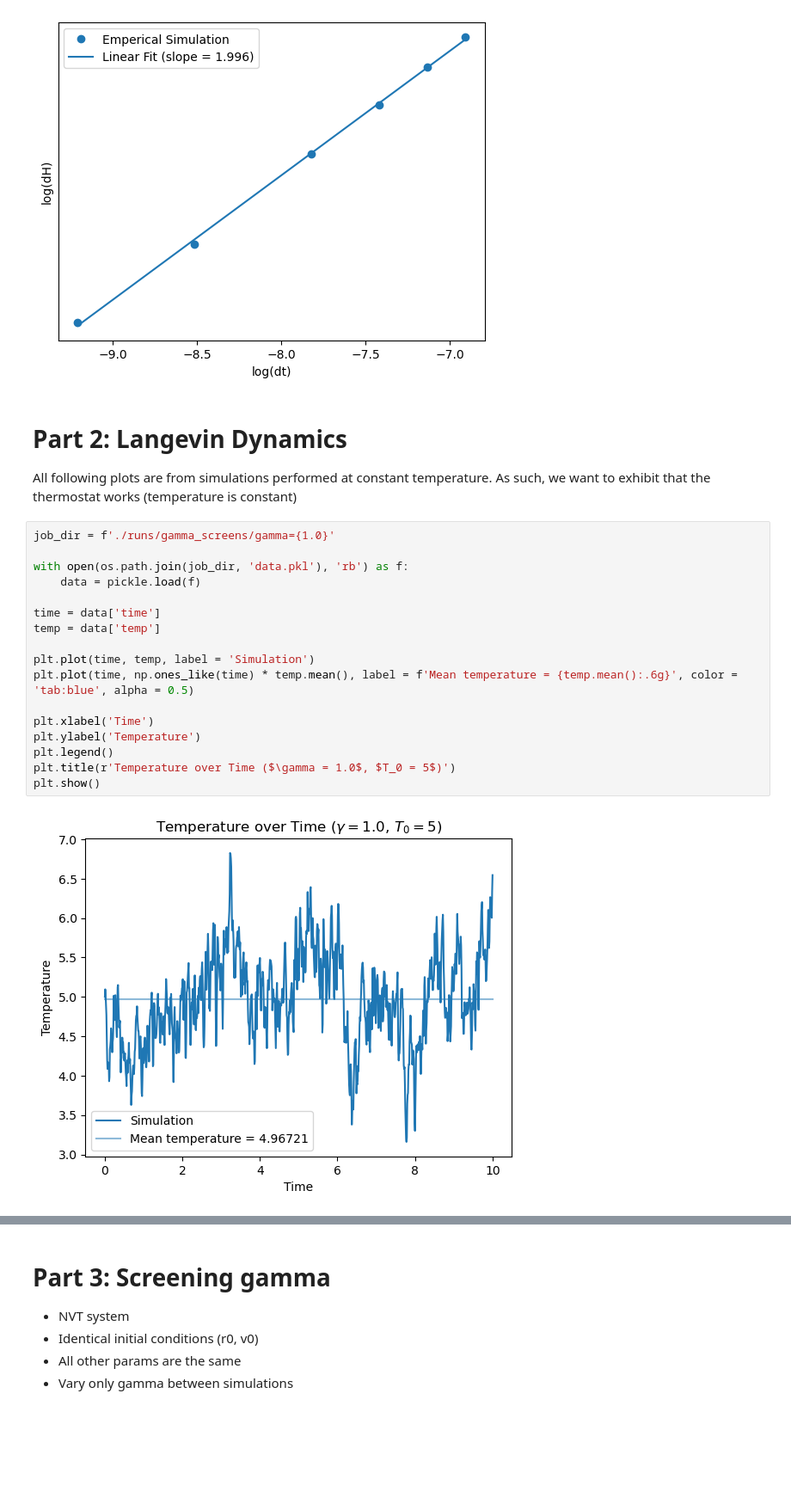
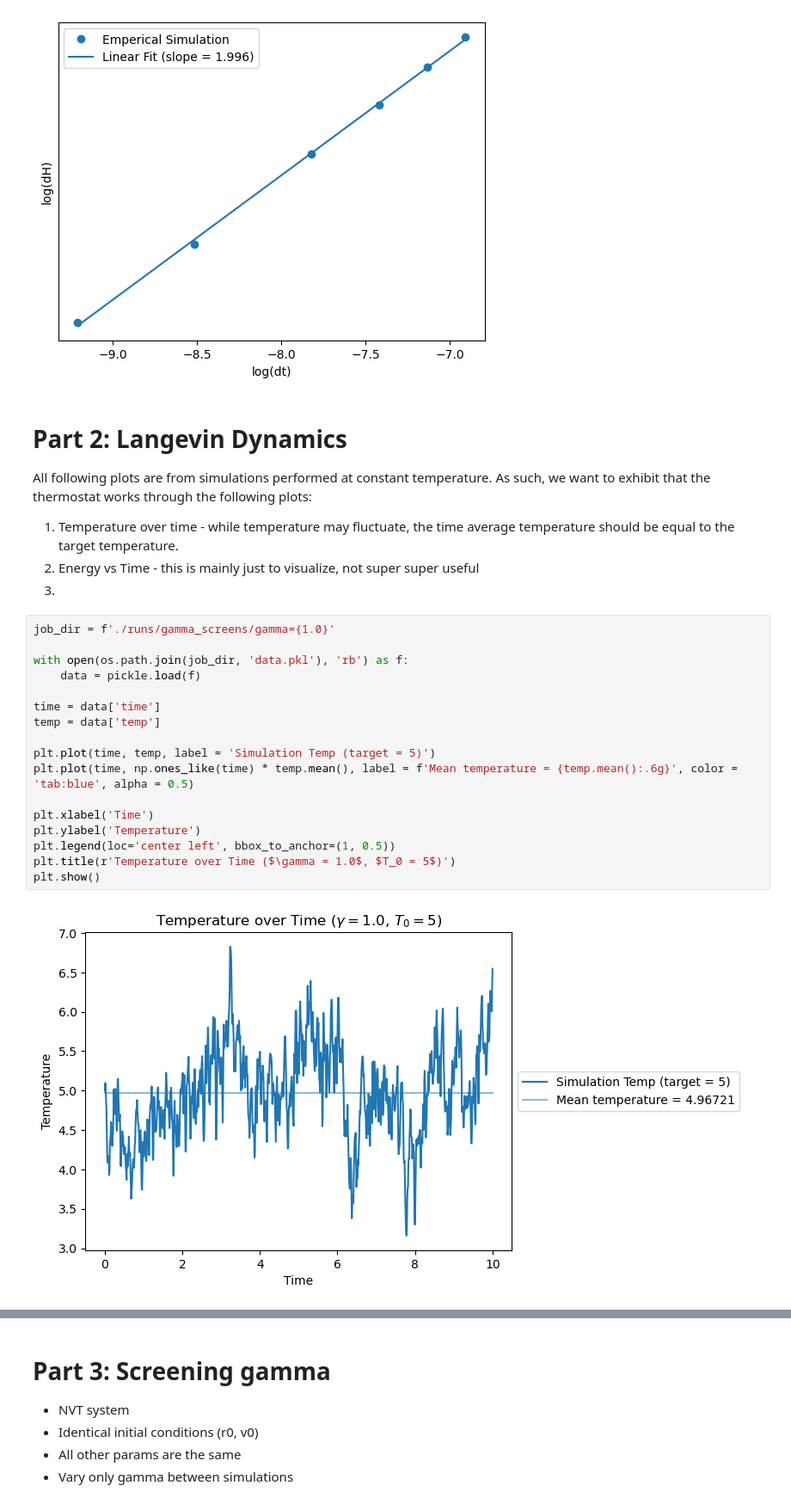
Before and after one commit to pjeong3120/md_engine, a Jupyter notebook: plots.ipynb, the cells around one changed output, grey strips where cells are left out. Shown at 86% size. Drawn from its saved outputs; the diff is of its cells as text; blank space fills up the shorter version.

Commit message:
Some plotting updates

```diff
--- a/plots.ipynb
+++ b/plots.ipynb
@@ -90,23 +95,27 @@ plt.show()
 # %% [markdown]
 # Part 2: Langevin Dynamics
 
-All following plots are from simulations performed at constant temperature. As such, we want to exhibit that the thermostat works (temperature is constant)
+All following plots are from simulations performed at constant temperature. As such, we want to exhibit that the thermostat works through the following plots:
+
+1. Temperature over time - while temperature may fluctuate, the time average temperature should be equal to the target temperature.
+2. Energy vs Time - this is mainly just to visualize, not super super useful
+3.
 # %%
 job_dir = f'./runs/gamma_screens/gamma={1.0}'
 
 with open(os.path.join(job_dir, 'data.pkl'), 'rb') as f:
     data = pickle.load(f)
 
 time = data['time']
 temp = data['temp']
 
-plt.plot(time, temp, label = 'Simulation')
+plt.plot(time, temp, label = 'Simulation Temp (target = 5)')
 plt.plot(time, np.ones_like(time) * temp.mean(), label = f'Mean temperature = {temp.mean():.6g}', color = 'tab:blue', alpha = 0.5)
 
 plt.xlabel('Time')
 plt.ylabel('Temperature')
-plt.legend()
+plt.legend(loc='center left', bbox_to_anchor=(1, 0.5))
 plt.title(r'Temperature over Time ($\gamma = 1.0$, $T_0 = 5$)')
 plt.show()
 # %% [output]
-[figure, old version]
+[figure, new version]
```
Also changed, not shown: parts of 7 cells of this notebook.
